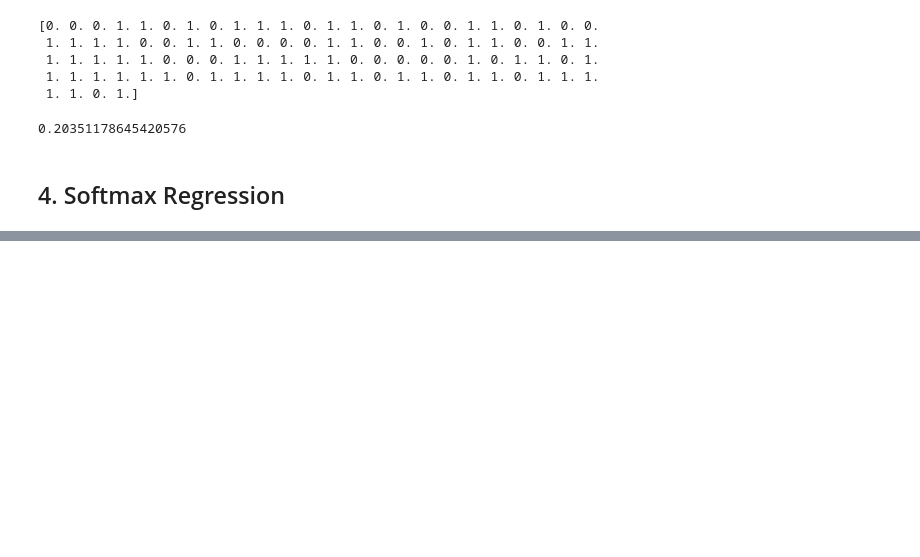
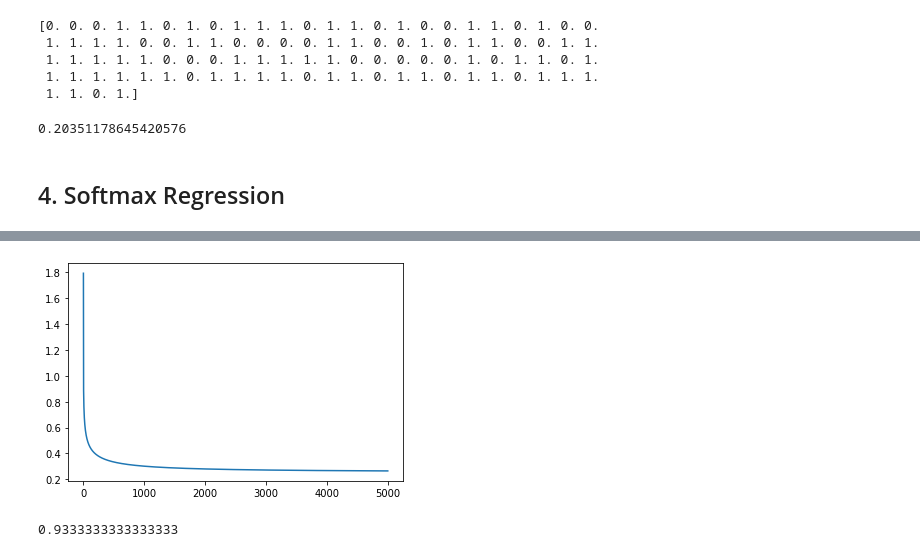
Before and after one commit to ruke1ire/AIT, a Jupyter notebook: ML/JupyterLab/CheatSheet/CheatSheat.ipynb, the cells around one changed output, grey strips where cells are left out. Saved outputs shown, nothing was run; the diff lists cells and outputs as text; code cells hidden in the pictures; blank space fills up the shorter version.

Commit message:
Added ML cheatsheet for Softmax regression

```diff
--- a/ML/JupyterLab/CheatSheet/CheatSheat.ipynb
+++ b/ML/JupyterLab/CheatSheet/CheatSheat.ipynb
@@ -391,3 +409,18 @@ class SoftmaxRegressionModel:
         iteration_series = np.arange(1,iteration_no+1)
         ax = plt.axes()
         ax.plot(iteration_series, cost)
+# %%
+#IMPORT DATA
+import pandas as pd
+
+def replaceKeys(series):
+    series_dict = {}
+    for i,u in enumerate(series.unique()):
+        series_dict[u] = i
+    return series.replace(series_dict), series_dict
+
+data = pd.read_csv("gender_height_weight.csv")
+
+gender_dict = {}
+data['Gender'], gender_dict = replaceKeys(data['Gender'])
+print(data.columns)
@@ -393,0 +473,27 @@ class SoftmaxRegressionModel:
+# %%
+
+k = len(y.unique())
+
+if (X_train.shape[1] == X.shape[1]):
+    X_train.insert(0, "intercept", 1)
+
+# Reset m and n for training data
+
+m, n = X_train.shape
+
+# Initialize theta for each class
+# %%
+SR = SoftmaxRegressionModel()
+
+yy = SR.Y(y_train.values)
+# %%
+theta_initial = np.ones((n,k))
+
+alpha = 5
+iterations = 5000
+
+
+theta,cost,grad,iteration_no = SR.batch_gd(X_norm.values,yy,theta_initial,iterations,alpha,average=True)
+SR.plot_cost(cost,iteration_no)
+# %% [output]
+[figure, added]
@@ -393,0 +502,4 @@ class SoftmaxRegressionModel:
+# %%
+SR.accuracy(y_pred, y_test.values)
+# %% [output]
+0.9333333333333333
```
Also changed, not shown: parts of 9 cells of this notebook, 1 other file.
